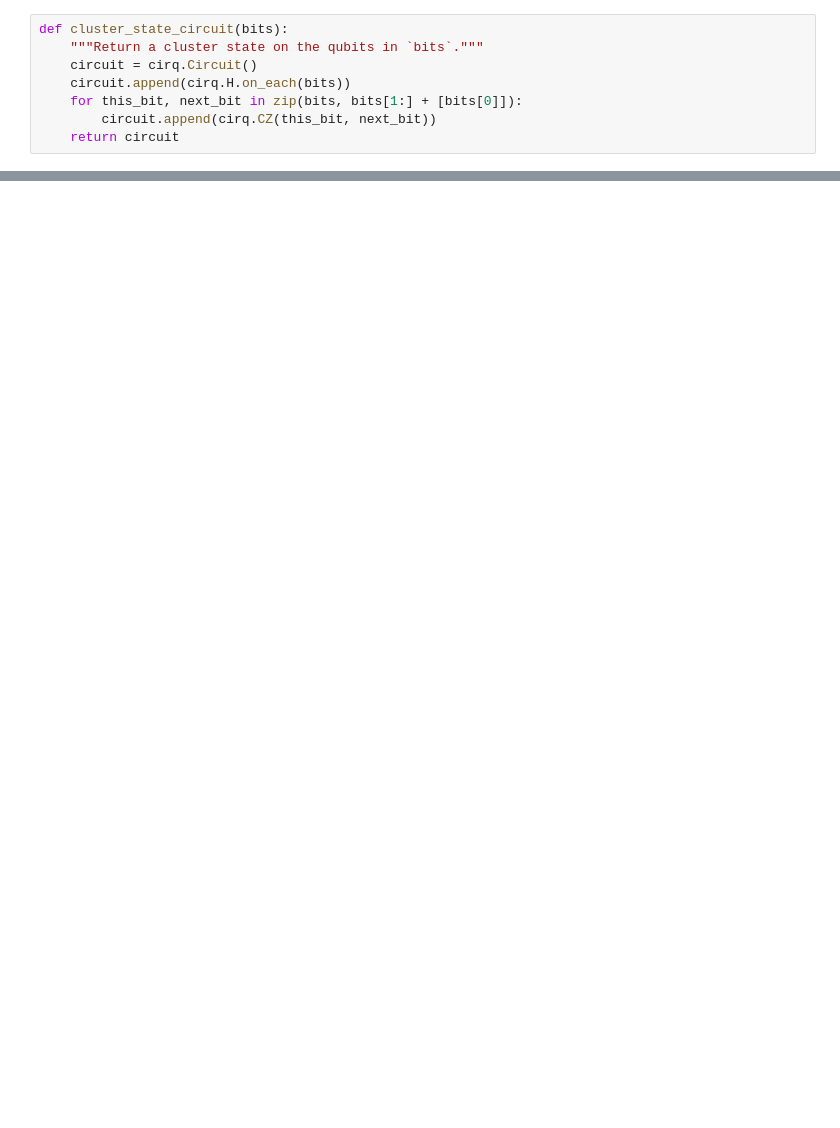
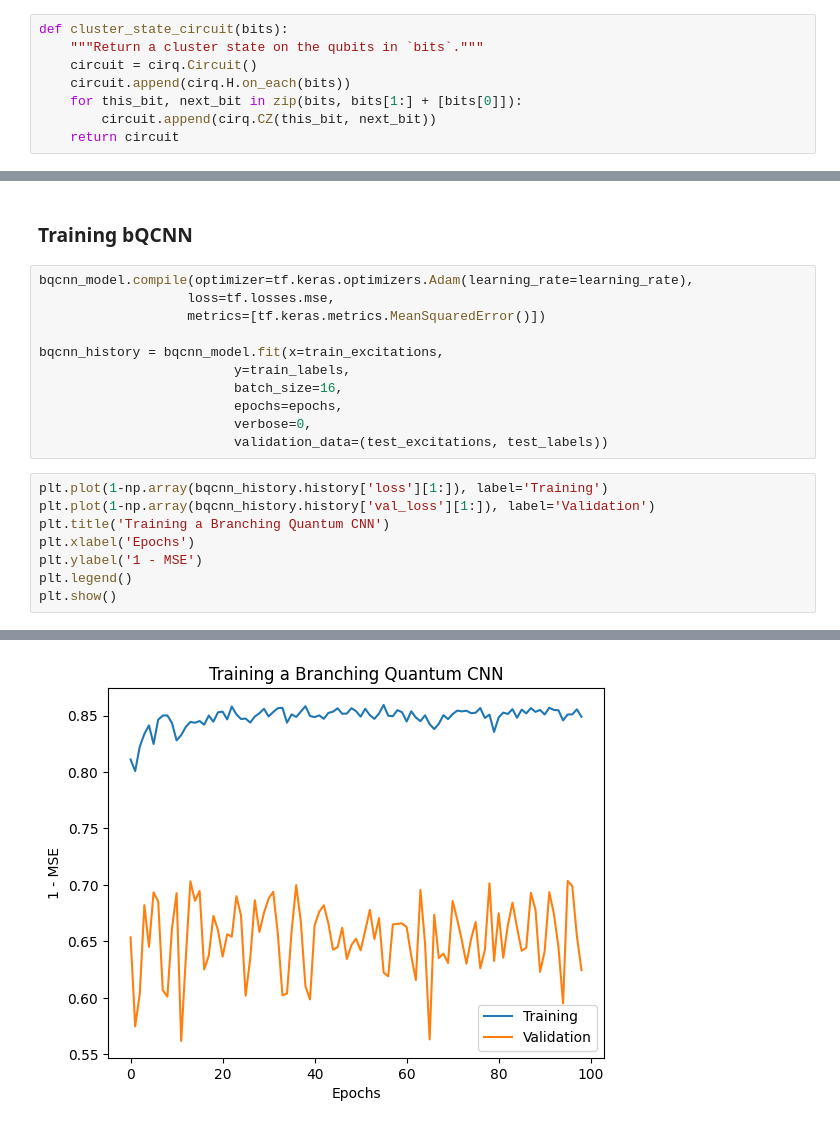
Before and after one commit to stellaw1/400q-project, a Jupyter notebook: 400q_project.ipynb, the cells around one changed output, grey strips where cells are left out. Cells and saved outputs as stored; diff of their text form; blank space fills up the shorter version.

```diff
--- a/400q_project.ipynb
+++ b/400q_project.ipynb
@@ -289,0 +335,22 @@ def generate_data(qubits):
+# %% [markdown]
+### Training bQCNN
+# %%
+bqcnn_model.compile(optimizer=tf.keras.optimizers.Adam(learning_rate=learning_rate),
+                   loss=tf.losses.mse,
+                   metrics=[tf.keras.metrics.MeanSquaredError()])
+
+bqcnn_history = bqcnn_model.fit(x=train_excitations,
+                         y=train_labels,
+                         batch_size=16,
+                         epochs=epochs,
+                         verbose=0,
+                         validation_data=(test_excitations, test_labels))
+# %%
+plt.plot(1-np.array(bqcnn_history.history['loss'][1:]), label='Training')
+plt.plot(1-np.array(bqcnn_history.history['val_loss'][1:]), label='Validation')
+plt.title('Training a Branching Quantum CNN')
+plt.xlabel('Epochs')
+plt.ylabel('1 - MSE')
+plt.legend()
+plt.show()
+# %% [output]
@@ -289,0 +374 @@ def generate_data(qubits):
+[figure, added]
```
Also changed, not shown: parts of 33 cells of this notebook.
